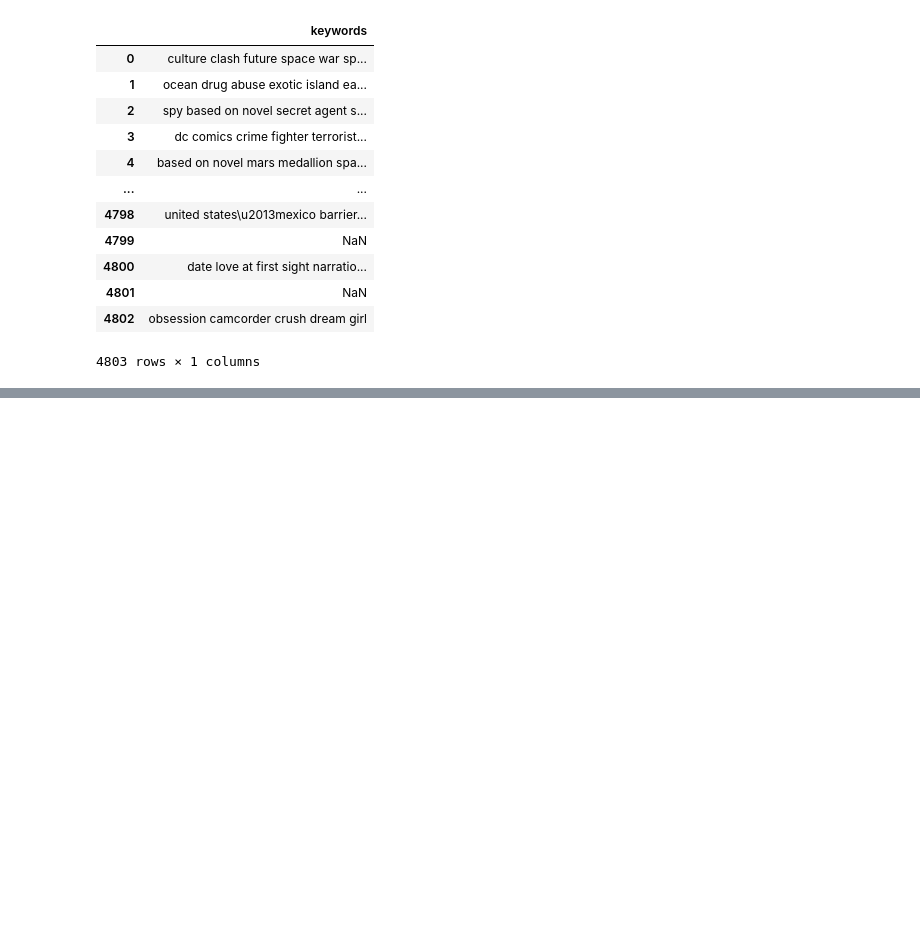
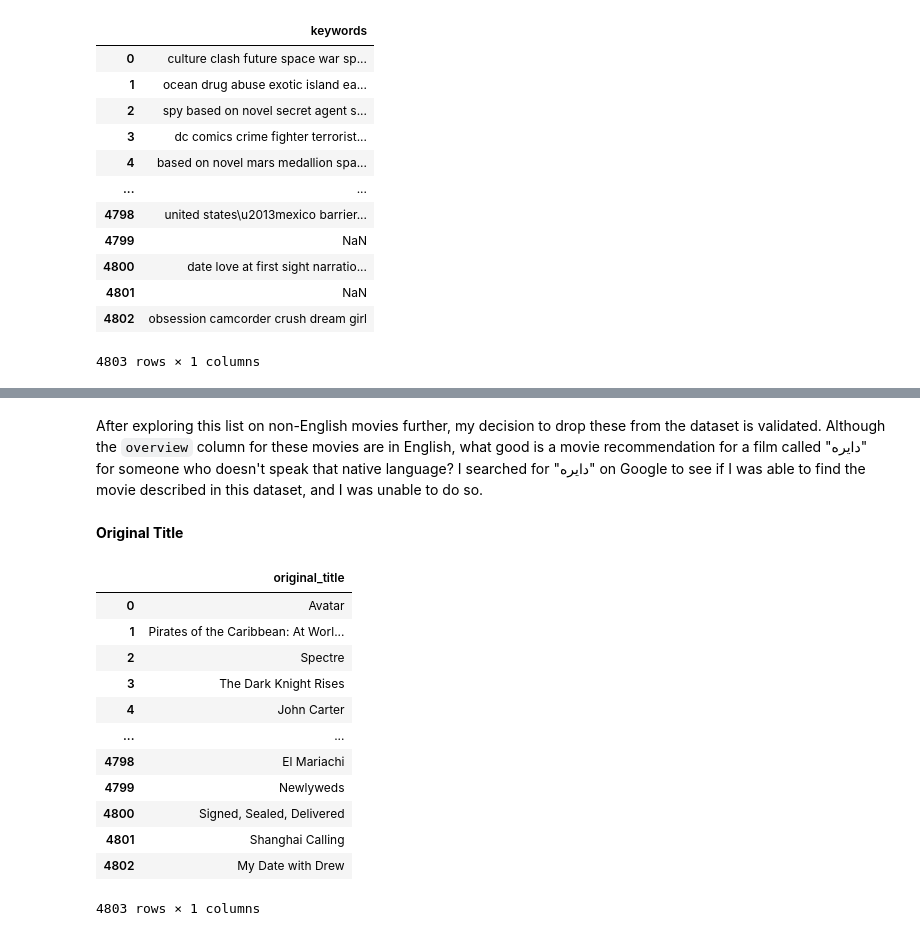
Before and after one commit to mike-laccavole/movie-recommendation-engine, a Jupyter notebook: notebooks/Movies.ipynb, the cells around one changed output, grey strips where cells are left out. Saved outputs shown, nothing was run; the diff lists cells and outputs as text; code cells hidden in the pictures; blank space fills up the shorter version.

```diff
--- a/notebooks/Movies.ipynb
+++ b/notebooks/Movies.ipynb
@@ -224,0 +292,20 @@ This looks like a tricky column. Not only are there 412 `NaNs` in this column, b
+# %% [markdown]
+After exploring this list on non-English movies further, my decision to drop these from the dataset is validated. Although the `overview` column for these movies are in English, what good is a movie recommendation for a film called "دایره" for someone who doesn't speak that native language? I searched for "دایره" on Google to see if I was able to find the movie described in this dataset, and I was unable to do so.
+# %% [markdown]
+**Original Title**
+# %%
+movies[['original_title']]
+# %% [output]
+|  | original_title |
+| 0 | Avatar |
+| 1 | Pirates of the Caribbean: At Worl... |
+| 2 | Spectre |
+| 3 | The Dark Knight Rises |
+| 4 | John Carter |
+| ... | ... |
+| 4798 | El Mariachi |
+| 4799 | Newlyweds |
+| 4800 | Signed, Sealed, Delivered |
+| 4801 | Shanghai Calling |
+| 4802 | My Date with Drew |
+4803 rows × 1 columns
```
Also changed, not shown: parts of 21 cells of this notebook.
